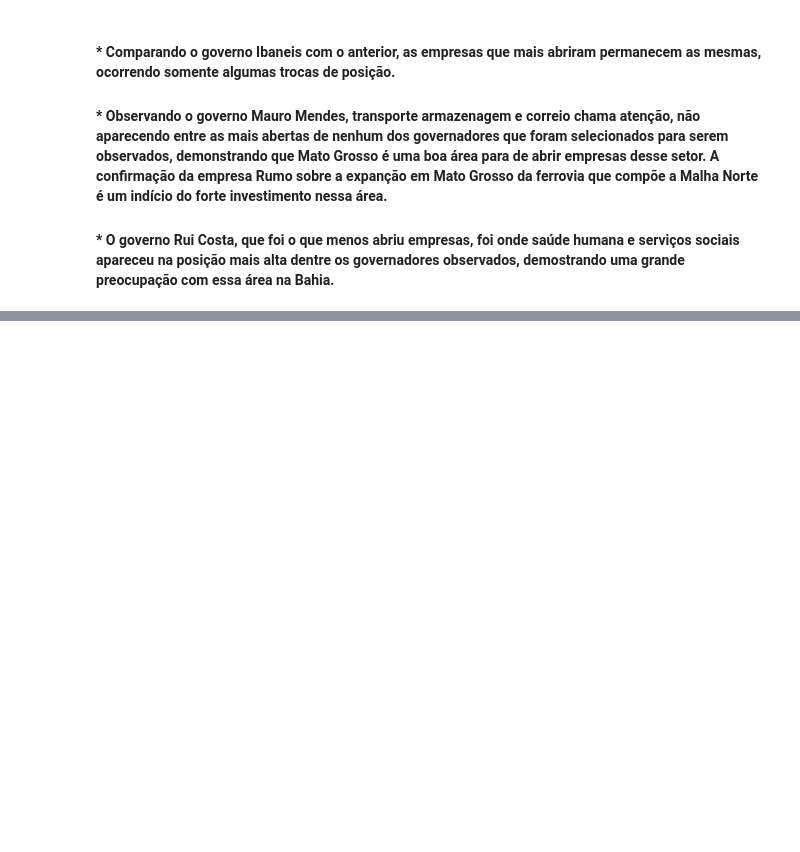
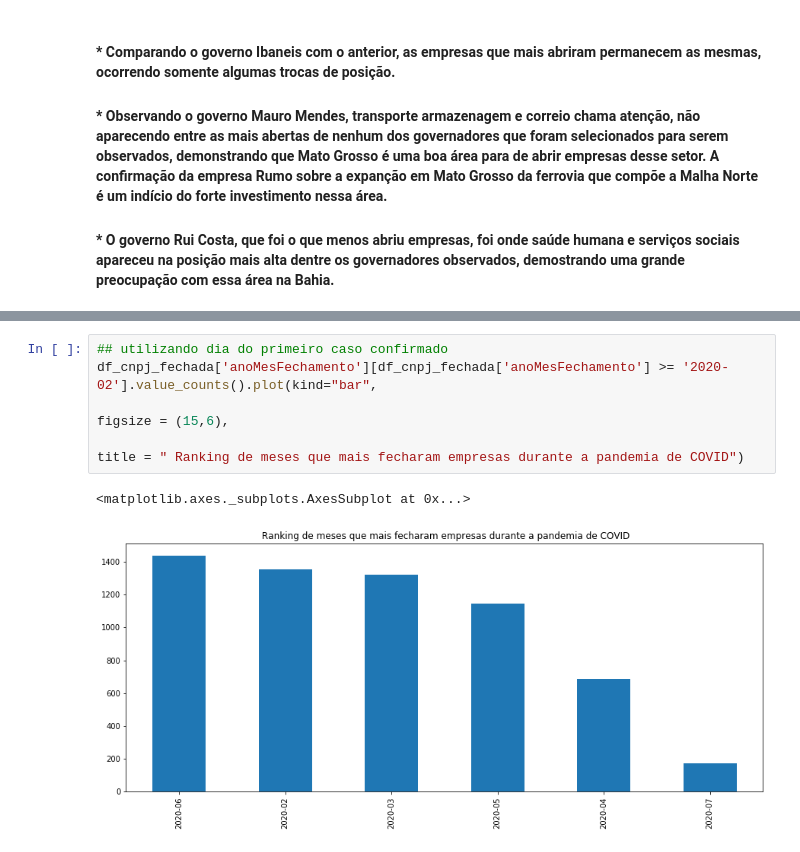
Before and after one commit to gizattos/analise_empresas_politicos, a Jupyter notebook: trabalhofinal.ipynb, the cells around one changed output, grey strips where cells are left out. Cells and saved outputs as stored; diff of their text form; blank space fills up the shorter version.

```diff
--- a/trabalhofinal.ipynb
+++ b/trabalhofinal.ipynb
@@ -419,0 +424,8 @@ tipoAbriuFechou2018('RUI COSTA')
+# %%
+## utilizando dia do primeiro caso confirmado
+df_cnpj_fechada['anoMesFechamento'][df_cnpj_fechada['anoMesFechamento'] >= '2020-02'].value_counts().plot(kind="bar",
+                                                                                         figsize = (15,6),
+                                                                                         title = " Ranking de meses que mais fecharam empresas durante a pandemia de COVID")
+# %% [output]
+<matplotlib.axes._subplots.AxesSubplot at 0x...>
+[figure, added]
```
Also changed, not shown: parts of 11 cells of this notebook.
